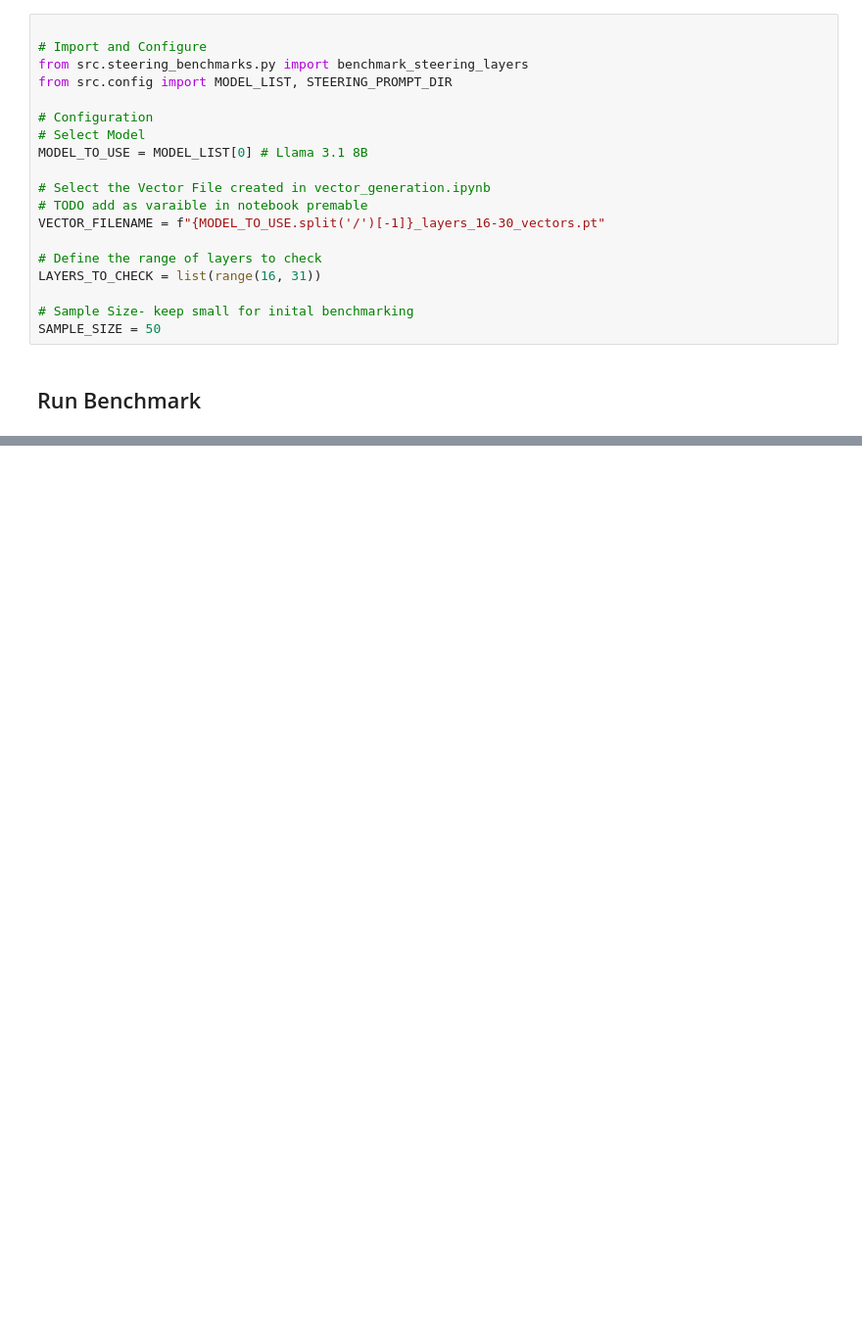
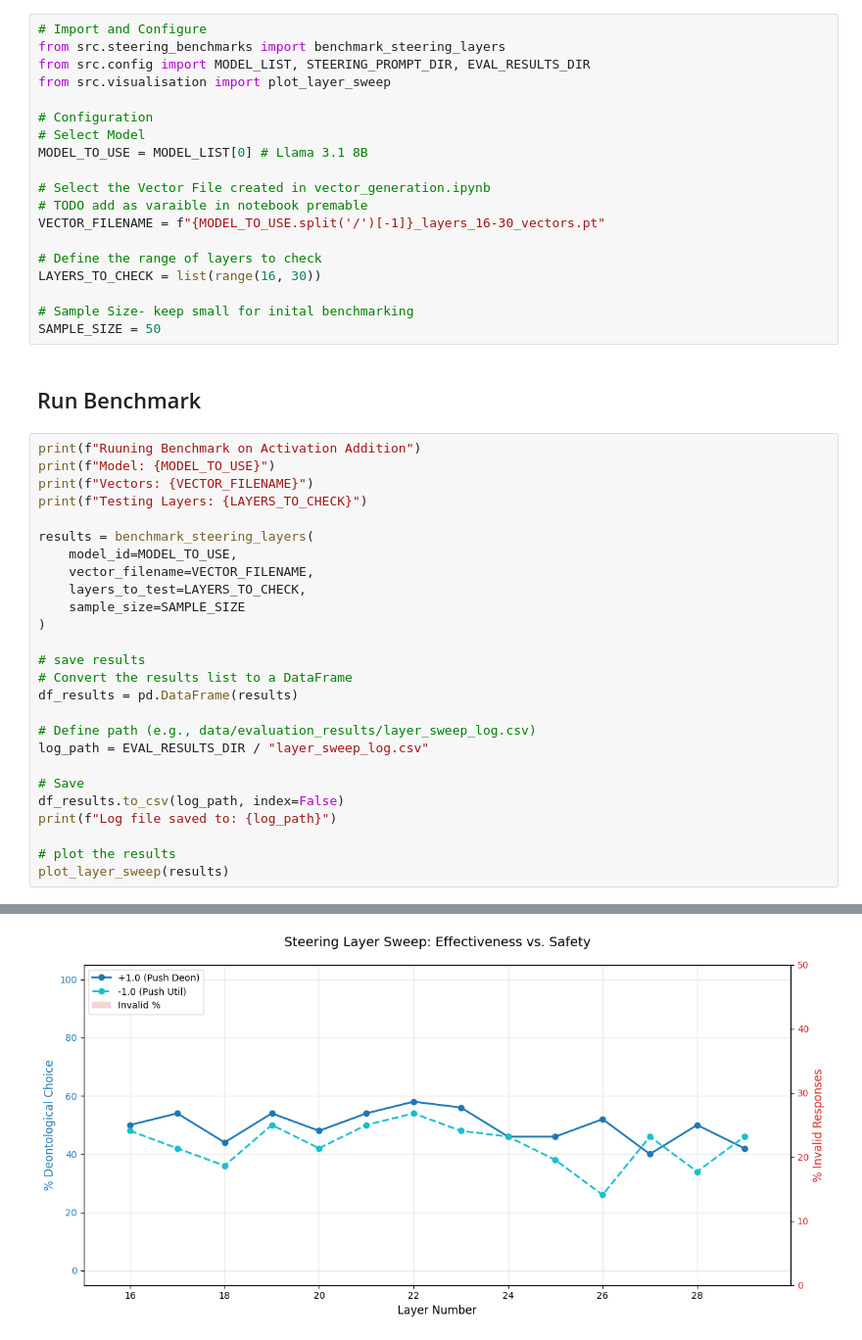
Before and after one commit to ehshan/LLM-Moral-Steering, a Jupyter notebook: notebooks/steering_benchmark.ipynb, the cells around one changed output, grey strips where cells are left out. Shown: that part at 98% size. Cells and saved outputs as stored; diff of their text form; blank space fills up the shorter version.

Commit message:
Updated evaluation notebook to capture layer sweep results

```diff
--- a/notebooks/steering_benchmark.ipynb
+++ b/notebooks/steering_benchmark.ipynb
@@ -45,10 +74,10 @@ else:
 # %% [markdown]
 ## Eval Setup
 # %%
-
 # Import and Configure
-from src.steering_benchmarks.py import benchmark_steering_layers
-from src.config import MODEL_LIST, STEERING_PROMPT_DIR
+from src.steering_benchmarks import benchmark_steering_layers
+from src.config import MODEL_LIST, STEERING_PROMPT_DIR, EVAL_RESULTS_DIR
+from src.visualisation import plot_layer_sweep
 
 # Configuration
 # Select Model
@@ -59,9 +88,36 @@ MODEL_TO_USE = MODEL_LIST[0] # Llama 3.1 8B
 VECTOR_FILENAME = f"{MODEL_TO_USE.split('/')[-1]}_layers_16-30_vectors.pt"
 
 # Define the range of layers to check
-LAYERS_TO_CHECK = list(range(16, 31))
+LAYERS_TO_CHECK = list(range(16, 30))
 
 # Sample Size- keep small for inital benchmarking
 SAMPLE_SIZE = 50
 # %% [markdown]
 ## Run Benchmark
+# %%
+print(f"Ruuning Benchmark on Activation Addition")
+print(f"Model: {MODEL_TO_USE}")
+print(f"Vectors: {VECTOR_FILENAME}")
+print(f"Testing Layers: {LAYERS_TO_CHECK}")
+
+results = benchmark_steering_layers(
+    model_id=MODEL_TO_USE,
+    vector_filename=VECTOR_FILENAME,
+    layers_to_test=LAYERS_TO_CHECK,
+    sample_size=SAMPLE_SIZE
+)
+
+# save results
+# Convert the results list to a DataFrame
+df_results = pd.DataFrame(results)
+
+# Define path (e.g., data/evaluation_results/layer_sweep_log.csv)
+log_path = EVAL_RESULTS_DIR / "layer_sweep_log.csv"
+
+# Save
+df_results.to_csv(log_path, index=False)
+print(f"Log file saved to: {log_path}")
+
+# plot the results
+plot_layer_sweep(results)
+# %% [output]
@@ -67,0 +151 @@ SAMPLE_SIZE = 50
+[figure, added]
```
Also changed, not shown: parts of 6 cells of this notebook.
